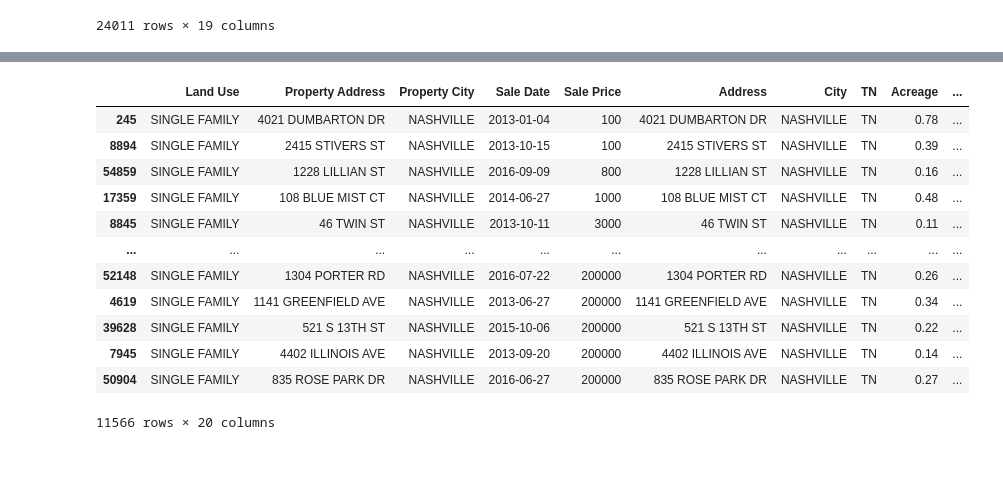
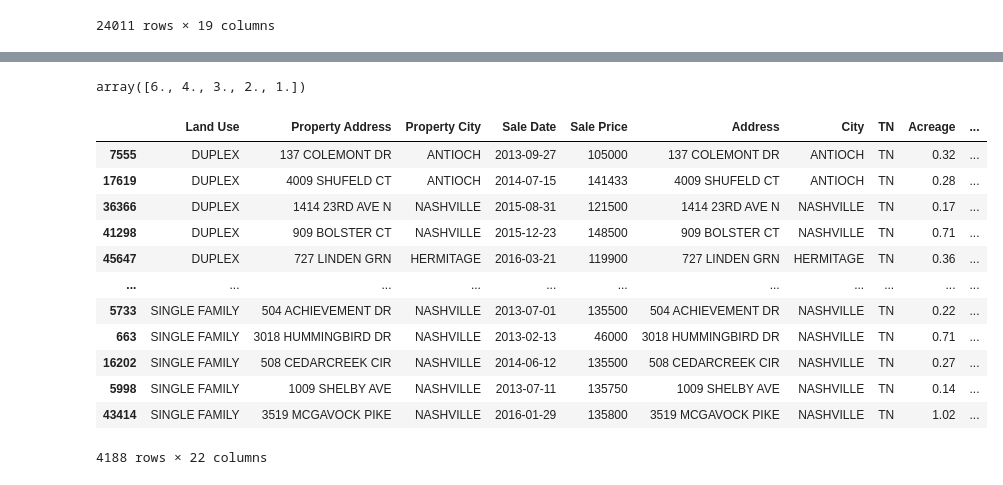
Before and after one commit to cmlakin/Machine-Learning-Final-Project----Lakin-Corrina, a Jupyter notebook: MLFP_Lakin.ipynb, the cells around one changed output, grey strips where cells are left out. Saved outputs shown, nothing was run; the diff lists cells and outputs as text; code cells hidden in the pictures.

```diff
--- a/MLFP_Lakin.ipynb
+++ b/MLFP_Lakin.ipynb
@@ -50,13 +87,7 @@ cdf
 # %%
-cdf = cdf.sort_values(by='Bedrooms', ascending=False)
-cdf = cdf.drop(cdf.index[23970:])
-cdf = cdf.sort_values(by='Acreage', ascending=True)
-cdf = cdf.drop(cdf.index[23900:])
 cdf = cdf.sort_values(by='Finished Area', ascending=True)
 cdf['Finished Area'] = cdf['Finished Area'].astype(int)
 cdf = cdf.drop(cdf.index[20086:])
-cdf = cdf.sort_values(by='Sale Price', ascending=True)
-cdf = cdf.drop(cdf.index[12600:])
 cdf
 # %% [output]
 |  | Land Use | Property Address | Property City | Sale Date | Sale Price | Address | City | TN | Acreage | ... |
@@ -74,0 +106,4 @@ cdf
+# %%
+cdf = cdf.sort_values(by='Sale Price', ascending=True)
+cdf = cdf.drop(cdf.index[8500:])
+cdf
@@ -74,0 +124,4 @@ cdf
+# %%
+cdf = cdf.sort_values(by='Full Bath', ascending=False)
+cdf = cdf.drop(cdf.index[8497:])
+cdf
@@ -75,34 +142,48 @@ cdf
+# %%
+cdf['Full Bath'].unique()
+# %% [output]
+array([6., 4., 3., 2., 1.])
 # %%
 cdf['Land_Use'] = cdf['Land Use']
+cdf['Foundation_Type'] = cdf['Foundation Type']
+cdf['Exterior_Wall'] = cdf['Exterior Wall']
 
 cdf = cdf[cdf.Land_Use != 'CHURCH']
 cdf = cdf[cdf.Land_Use != 'DAY CARE CENTER']
 cdf = cdf[cdf.Land_Use != 'DORMITORY/BOARDING HOUSE']
 cdf = cdf[cdf.Land_Use != 'NON-PROFIT CHARITABLE SERVICE']
 cdf = cdf[cdf.Land_Use != 'OFFICE BLDG (ONE OR TWO STORIES)']
 cdf = cdf[cdf.Land_Use != 'PARSONAGE']
 cdf = cdf[cdf.Land_Use != 'SPLIT CLASS']
 cdf = cdf[cdf.Land_Use != 'ZERO LOT LINE']
 cdf = cdf[cdf.Land_Use != 'MOBILE HOME']
 cdf = cdf[cdf.Land_Use != 'RESIDENTIAL COMBO/MISC']
 cdf = cdf[cdf.Land_Use != 'VACANT RES LAND']
 cdf = cdf[cdf.Land_Use != 'VACANT RESIDENTIAL LAND']
+cdf = cdf[cdf.Land_Use != 'QUADPLEX']
+
+cdf = cdf[cdf.Foundation_Type != 'PIERS']
+
+cdf = cdf[cdf.Exterior_Wall != 'FRAME']
+cdf = cdf[cdf.Exterior_Wall != 'CONC BLK']
+cdf = cdf[cdf.Exterior_Wall != 'LOG']
+cdf = cdf[cdf.Exterior_Wall != 'METAL']
 
 cdf
 # %% [output]
 |  | Land Use | Property Address | Property City | Sale Date | Sale Price | Address | City | TN | Acreage | ... |
-| 245 | SINGLE FAMILY | 4021 DUMBARTON DR | NASHVILLE | 2013-01-04 | 100 | 4021 DUMBARTON DR | NASHVILLE | TN | 0.78 | ... |
-| 8894 | SINGLE FAMILY | 2415 STIVERS ST | NASHVILLE | 2013-10-15 | 100 | 2415 STIVERS ST | NASHVILLE | TN | 0.39 | ... |
-| 54859 | SINGLE FAMILY | 1228 LILLIAN ST | NASHVILLE | 2016-09-09 | 800 | 1228 LILLIAN ST | NASHVILLE | TN | 0.16 | ... |
-| 17359 | SINGLE FAMILY | 108 BLUE MIST CT | NASHVILLE | 2014-06-27 | 1000 | 108 BLUE MIST CT | NASHVILLE | TN | 0.48 | ... |
-| 8845 | SINGLE FAMILY | 46 TWIN ST | NASHVILLE | 2013-10-11 | 3000 | 46 TWIN ST | NASHVILLE | TN | 0.11 | ... |
+| 7555 | DUPLEX | 137 COLEMONT DR | ANTIOCH | 2013-09-27 | 105000 | 137 COLEMONT DR | ANTIOCH | TN | 0.32 | ... |
+| 17619 | DUPLEX | 4009 SHUFELD CT | ANTIOCH | 2014-07-15 | 141433 | 4009 SHUFELD CT | ANTIOCH | TN | 0.28 | ... |
+| 36366 | DUPLEX | 1414 23RD AVE N | NASHVILLE | 2015-08-31 | 121500 | 1414 23RD AVE N | NASHVILLE | TN | 0.17 | ... |
+| 41298 | DUPLEX | 909 BOLSTER CT | NASHVILLE | 2015-12-23 | 148500 | 909 BOLSTER CT | NASHVILLE | TN | 0.71 | ... |
+| 45647 | DUPLEX | 727 LINDEN GRN | HERMITAGE | 2016-03-21 | 119900 | 727 LINDEN GRN | HERMITAGE | TN | 0.36 | ... |
 | ... | ... | ... | ... | ... | ... | ... | ... | ... | ... | ... |
-| 52148 | SINGLE FAMILY | 1304 PORTER RD | NASHVILLE | 2016-07-22 | 200000 | 1304 PORTER RD | NASHVILLE | TN | 0.26 | ... |
-| 4619 | SINGLE FAMILY | 1141 GREENFIELD AVE | NASHVILLE | 2013-06-27 | 200000 | 1141 GREENFIELD AVE | NASHVILLE | TN | 0.34 | ... |
-| 39628 | SINGLE FAMILY | 521 S 13TH ST | NASHVILLE | 2015-10-06 | 200000 | 521 S 13TH ST | NASHVILLE | TN | 0.22 | ... |
-| 7945 | SINGLE FAMILY | 4402 ILLINOIS AVE | NASHVILLE | 2013-09-20 | 200000 | 4402 ILLINOIS AVE | NASHVILLE | TN | 0.14 | ... |
-| 50904 | SINGLE FAMILY | 835 ROSE PARK DR | NASHVILLE | 2016-06-27 | 200000 | 835 ROSE PARK DR | NASHVILLE | TN | 0.27 | ... |
+| 5733 | SINGLE FAMILY | 504 ACHIEVEMENT DR | NASHVILLE | 2013-07-01 | 135500 | 504 ACHIEVEMENT DR | NASHVILLE | TN | 0.22 | ... |
+| 663 | SINGLE FAMILY | 3018 HUMMINGBIRD DR | NASHVILLE | 2013-02-13 | 46000 | 3018 HUMMINGBIRD DR | NASHVILLE | TN | 0.71 | ... |
+| 16202 | SINGLE FAMILY | 508 CEDARCREEK CIR | NASHVILLE | 2014-06-12 | 135500 | 508 CEDARCREEK CIR | NASHVILLE | TN | 0.27 | ... |
+| 5998 | SINGLE FAMILY | 1009 SHELBY AVE | NASHVILLE | 2013-07-11 | 135750 | 1009 SHELBY AVE | NASHVILLE | TN | 0.14 | ... |
+| 43414 | SINGLE FAMILY | 3519 MCGAVOCK PIKE | NASHVILLE | 2016-01-29 | 135800 | 3519 MCGAVOCK PIKE | NASHVILLE | TN | 1.02 | ... |
-11566 rows × 20 columns
+4188 rows × 22 columns
 # %%
 cdf['Sale Price'] = cdf['Sale Price'].astype(float)
 cdf.dtypes
```
Also changed, not shown: parts of 16 cells of this notebook.
